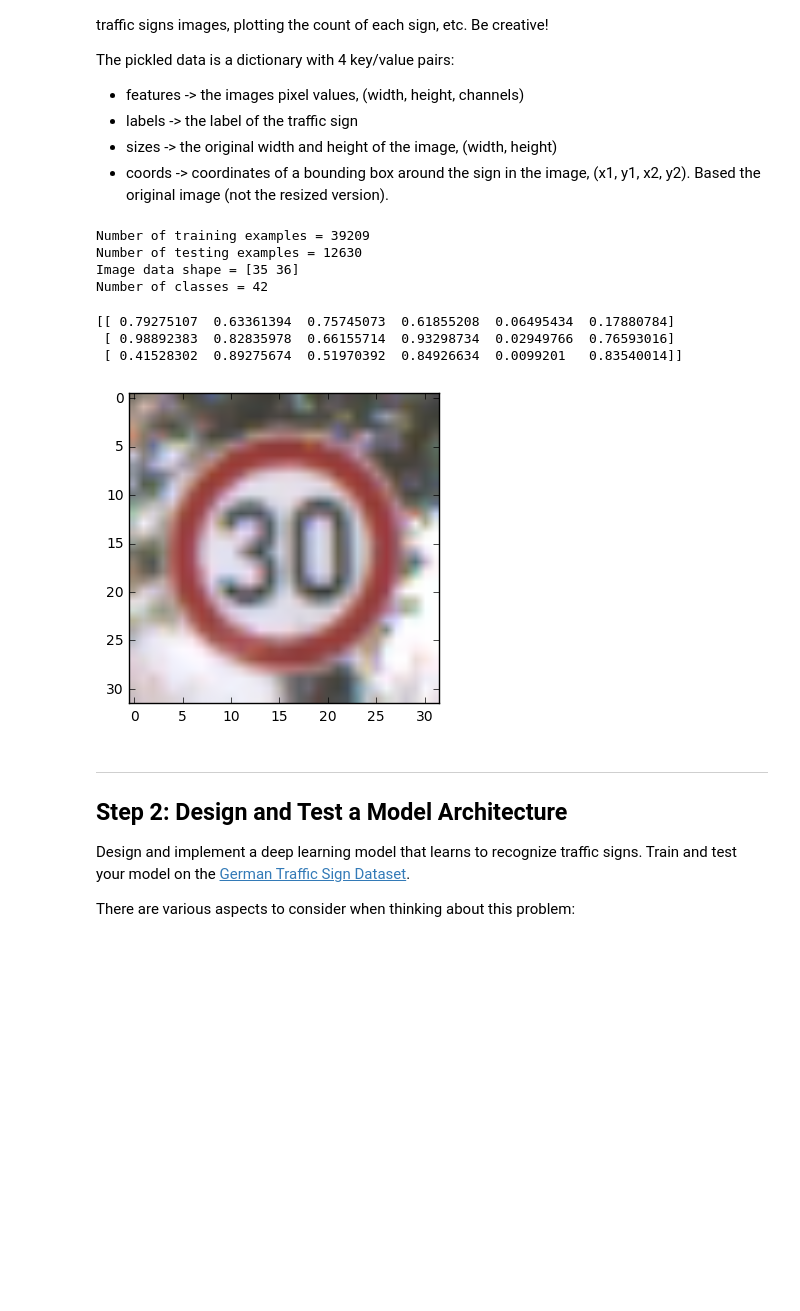
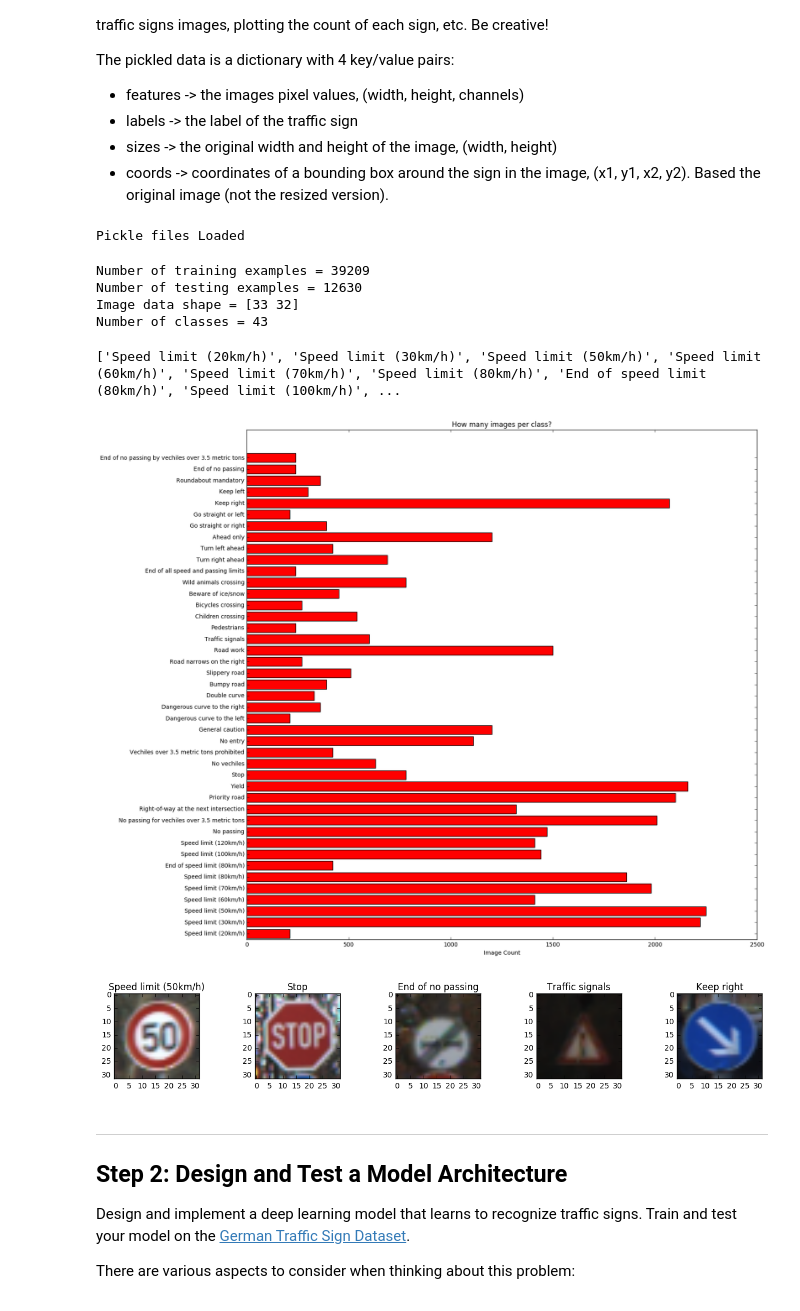
Before and after one commit to ctsuu/Traffic-Sign-Classifier, a Jupyter notebook: Traffic_Signs_Recognition.ipynb, the cells around one changed output. Cells and saved outputs as stored; diff of their text form; code cells hidden in the pictures; blank space fills up the shorter version.

```diff
--- a/Traffic_Signs_Recognition.ipynb
+++ b/Traffic_Signs_Recognition.ipynb
@@ -39,8 +39,16 @@ with open(testing_file, mode='rb') as f:
 
 X_train, y_train = train['features'], train['labels']
 X_test, y_test = test['features'], test['labels']
+
+print ('Pickle files Loaded')
+# %% [output]
+Pickle files Loaded
 # %%
 ### To start off let's do a basic data summary.
+import random
+
+# get random number between 0 and 12630
+x = random.randint(0,12630)
 
 # TODO: number of training examples
 n_train = len(X_train)
@@ -49,10 +57,10 @@ n_train = len(X_train)
 n_test = len(X_test)
 
 # TODO: what's the shape of an image?
-image_shape = train['sizes'][10]
+image_shape = train['sizes'][x]
 
 # TODO: how many classes are in the dataset
-n_classes = max(train['labels'])
+n_classes = max(train['labels'])+1
 
 print("Number of training examples =", n_train)
 print("Number of testing examples =", n_test)
@@ -61,25 +69,68 @@ print("Number of classes =", n_classes)
 # %% [output]
 Number of training examples = 39209
 Number of testing examples = 12630
-Image data shape = [35 36]
-Number of classes = 42
+Image data shape = [33 32]
+Number of classes = 43
+# %%
+import scipy
+import csv
+
+sign_name = []
+class_id = []
+
+#read signnames.csv
+with open('signnames.csv') as csvfile:
+    reader = csv.DictReader(csvfile)
+    for row in reader:
+        class_id.append(float(row['ClassId']))
+        sign_name.append(row['SignName'])
+
+print (sign_name[:])
+# %% [output]
+['Speed limit (20km/h)', 'Speed limit (30km/h)', 'Speed limit (50km/h)', 'Speed limit (60km/h)', 'Speed limit (70km/h)', 'Speed limit (80km/h)', 'End of speed limit (80km/h)', 'Speed limit (100km/h)', ...
+# %%
+from pylab import *
+
+train_features = np.array(train['features'])
+train_labels = np.array(train['labels'])
+
+class_count = np.bincount(train_labels)
+#val = 3+10*rand(43)    # the bar lengths
+pos = arange(43)+.5    # the bar centers on the y axis
+
+figure(111,figsize = (16,16))
+barh(pos,class_count, align='center',color='red')
+yticks(pos, sign_name,)
+xlabel('Image Count')
+title('How many images per class?')
+#grid(True)
+
+show()
+# %% [output]
+[figure, added]
 # %%
 ### Data exploration visualization goes here.
 ### Feel free to use as many code cells as needed.
 import matplotlib.cm as cm
 import matplotlib.pyplot as plt
 import numpy as np
+import scipy.misc
+import random
 
-array = np.random.rand(3,6)
+array = np.random.rand(1,5)
 
-print (array)
-plt.imshow(X_train[int(3000*array[0][1])], cmap=cm.Greys_r)
+#for line in image_show:
+image_show = 5
+fig, ax = plt.subplots(1,image_show,figsize=(16,2))
+for i in range(image_show):
+    show = random.randint(0,n_train)
+    reshape = scipy.misc.imresize((X_train[show]), [32, 32])
+    ax[i].imshow(reshape,cmap=cm.Greys_r)
+    ax[i].set_title(sign_name[y_train[show]])
+
 plt.show()
 # %% [output]
-[[ 0.79275107  0.63361394  0.75745073  0.61855208  0.06495434  0.17880784]
- [ 0.98892383  0.82835978  0.66155714  0.93298734  0.02949766  0.76593016]
- [ 0.41528302  0.89275674  0.51970392  0.84926634  0.0099201   0.83540014]]
-[figure, old version]
+[figure, new version]
 # %% [markdown]
 ----
 
```
Also changed, not shown: parts of 63 cells of this notebook.
